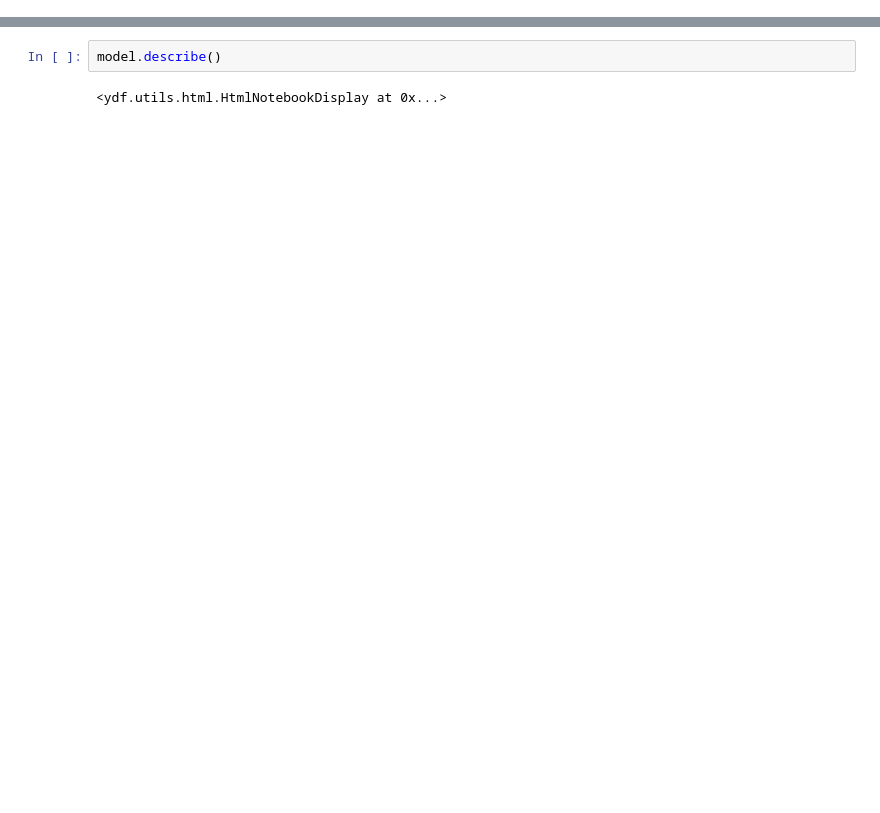
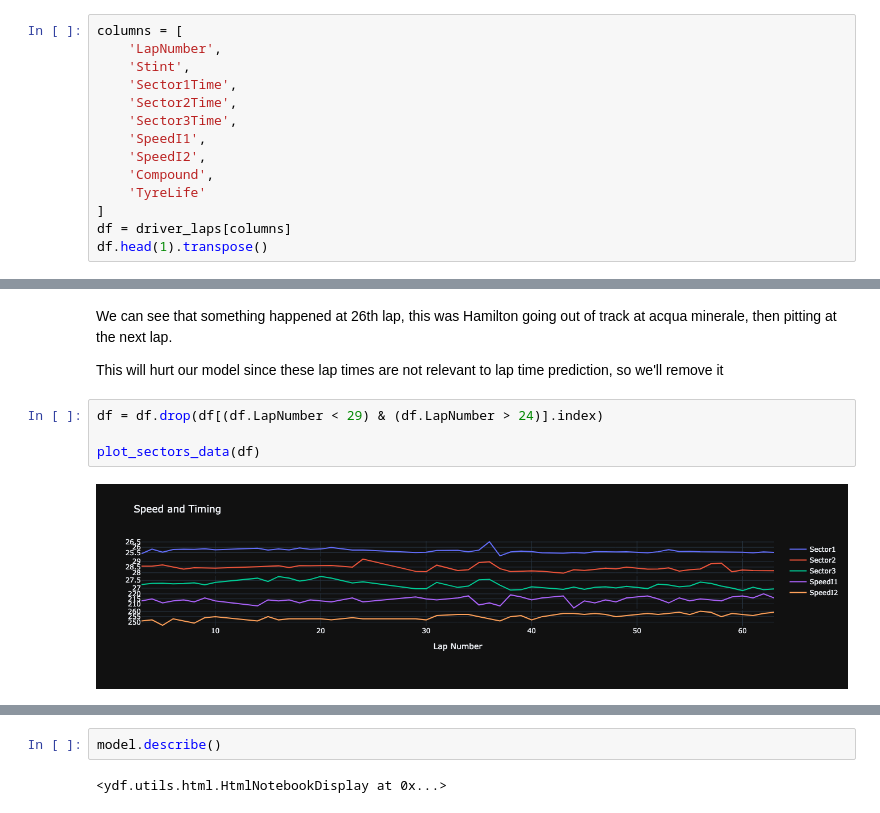
Before and after one commit to Draichi/fastf1-predictions, a Jupyter notebook: notebooks/sector-3-time-prediction.ipynb, the cells around one changed output, grey strips where cells are left out. Cells and saved outputs as stored; diff of their text form; blank space fills up the shorter version.

```diff
--- a/notebooks/sector-3-time-prediction.ipynb
+++ b/notebooks/sector-3-time-prediction.ipynb
@@ -398,0 +108,14 @@ model.plot_tree()
+# %%
+columns = [
+    'LapNumber',
+    'Stint',
+    'Sector1Time',
+    'Sector2Time',
+    'Sector3Time',
+    'SpeedI1',
+    'SpeedI2',
+    'Compound',
+    'TyreLife'
+]
+df = driver_laps[columns]
+df.head(1).transpose()
@@ -398,0 +194,10 @@ model.plot_tree()
+# %% [markdown]
+We can see that something happened at 26th lap, this was Hamilton going out of track at acqua minerale, then pitting at the next lap.
+
+This will hurt our model since these lap times are not relevant to lap time prediction, so we'll remove it
+# %%
+df = df.drop(df[(df.LapNumber < 29) & (df.LapNumber > 24)].index)
+
+plot_sectors_data(df)
+# %% [output]
+[figure, added]
```
Also changed, not shown: parts of 74 cells of this notebook, 1 other file.
